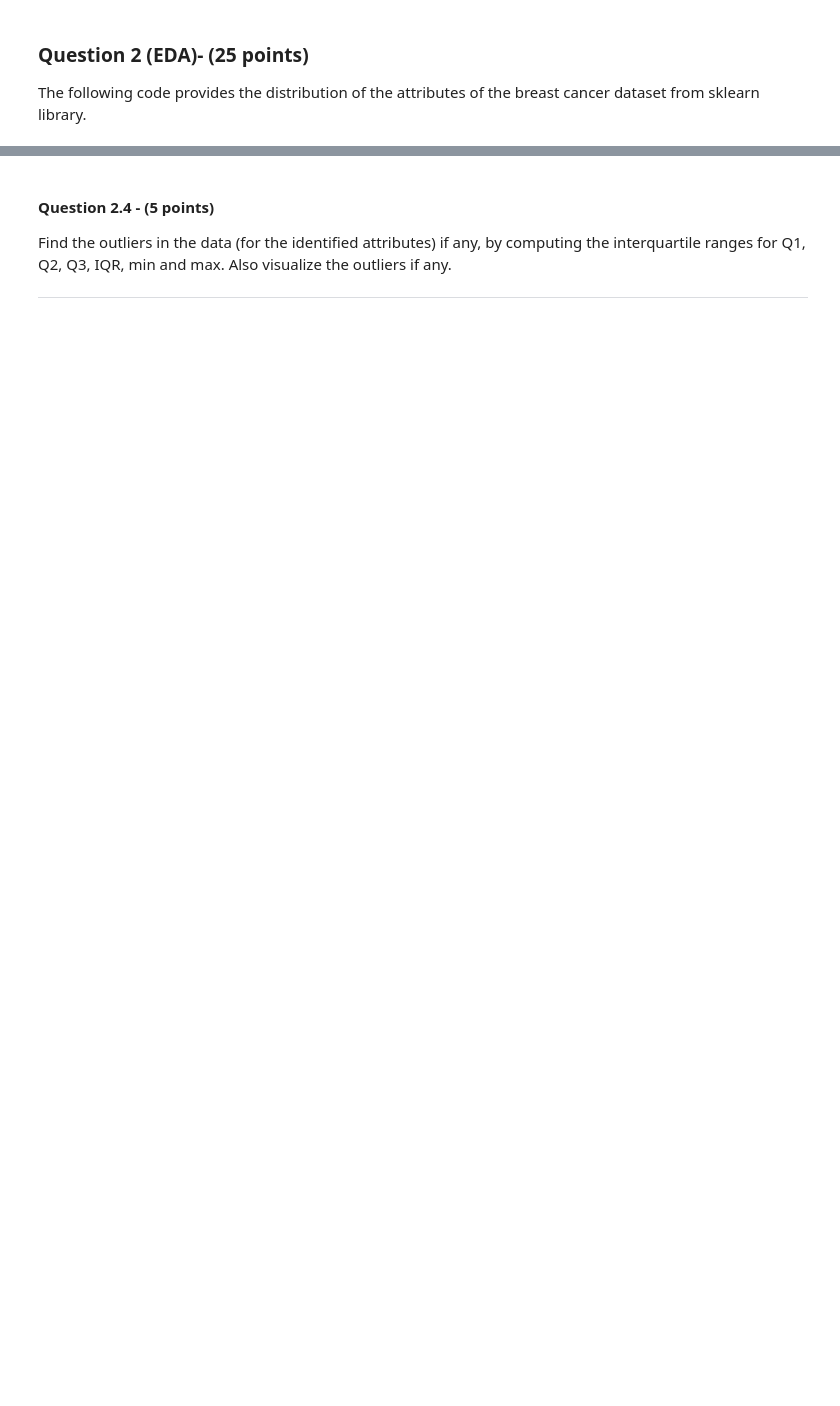
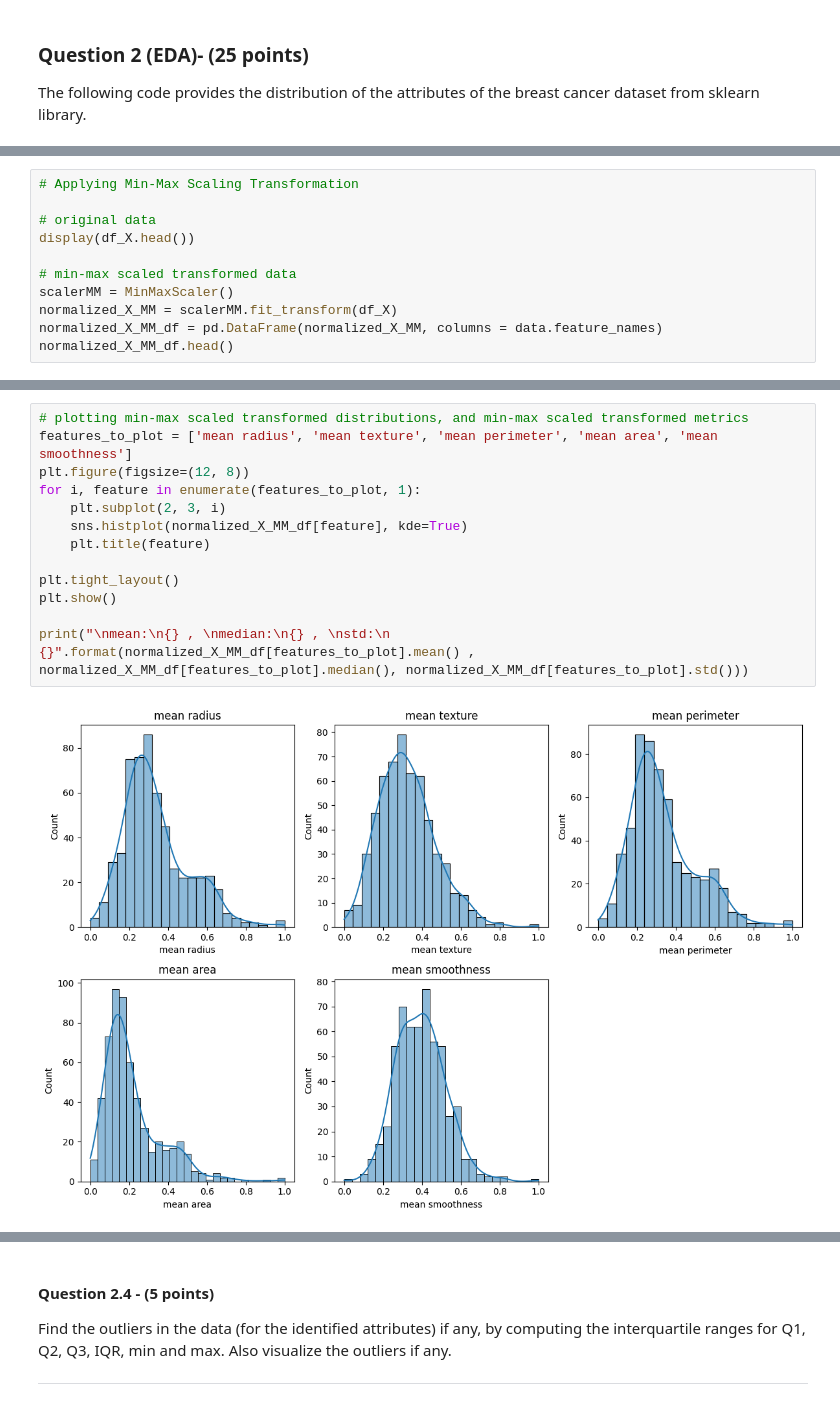
Before and after one commit to ruhanir-dot/Machine-Learning-, a Jupyter notebook: Homework/HW1-WQ26.ipynb, the cells around one changed output, grey strips where cells are left out. Saved outputs shown, nothing was run; the diff lists cells and outputs as text; blank space fills up the shorter version.

```diff
--- a/Homework/HW1-WQ26.ipynb
+++ b/Homework/HW1-WQ26.ipynb
@@ -65,0 +245,11 @@ Apply the Z-score normalization technique on the dataset. You can either develop
+# %%
+# Applying Min-Max Scaling Transformation
+
+# original data
+display(df_X.head())
+
+# min-max scaled transformed data
+scalerMM = MinMaxScaler()
+normalized_X_MM = scalerMM.fit_transform(df_X)
+normalized_X_MM_df = pd.DataFrame(normalized_X_MM, columns = data.feature_names)
+normalized_X_MM_df.head()
@@ -65,0 +271,15 @@ Apply the Z-score normalization technique on the dataset. You can either develop
+# %%
+# plotting min-max scaled transformed distributions, and min-max scaled transformed metrics
+features_to_plot = ['mean radius', 'mean texture', 'mean perimeter', 'mean area', 'mean smoothness']
+plt.figure(figsize=(12, 8))
+for i, feature in enumerate(features_to_plot, 1):
+    plt.subplot(2, 3, i)
+    sns.histplot(normalized_X_MM_df[feature], kde=True)
+    plt.title(feature)
+
+plt.tight_layout()
+plt.show()
+
+print("\nmean:\n{} , \nmedian:\n{} , \nstd:\n {}".format(normalized_X_MM_df[features_to_plot].mean() , normalized_X_MM_df[features_to_plot].median(), normalized_X_MM_df[features_to_plot].std()))
+# %% [output]
+[figure, added]
```
Also changed, not shown: parts of 46 cells of this notebook, 2 other files.
